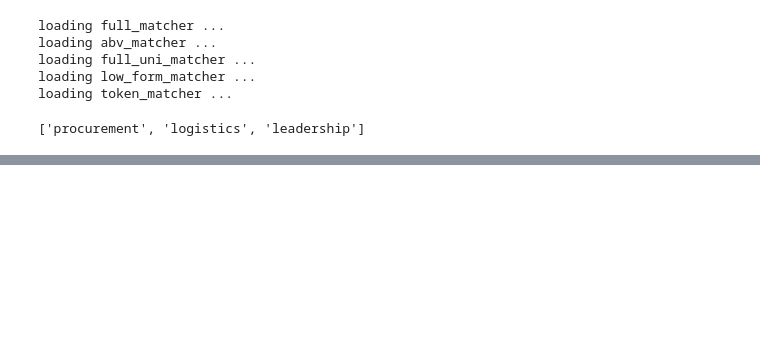
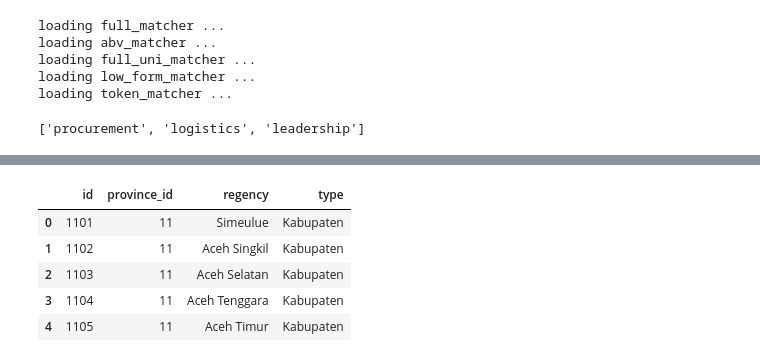
Before and after one commit to muhanangmahrub/Career-Path-Navigator, a Jupyter notebook: notebooks/akbar/notebook.ipynb, the cells around one changed output, grey strips where cells are left out. Drawn from its saved outputs; the diff is of its cells as text; code cells hidden in the pictures; blank space fills up the shorter version.

```diff
--- a/notebooks/akbar/notebook.ipynb
+++ b/notebooks/akbar/notebook.ipynb
@@ -232,0 +253,16 @@ df_eda[['job_title', 'skills']].head(20)
+# %%
+import pandas as pd
+
+url = "https://raw.githubusercontent.com/Caknoooo/provinces-cities-indonesia/main/csv/regencies.csv"
+
+df_cities = pd.read_csv(url)
+cities = df_cities['regency'].str.lower().unique().tolist()
+
+df_cities.head()
+# %% [output]
+|  | id | province_id | regency | type |
+| 0 | 1101 | 11 | Simeulue | Kabupaten |
+| 1 | 1102 | 11 | Aceh Singkil | Kabupaten |
+| 2 | 1103 | 11 | Aceh Selatan | Kabupaten |
+| 3 | 1104 | 11 | Aceh Tenggara | Kabupaten |
+| 4 | 1105 | 11 | Aceh Timur | Kabupaten |
```
Also changed, not shown: parts of 14 cells of this notebook, 1 other file.
